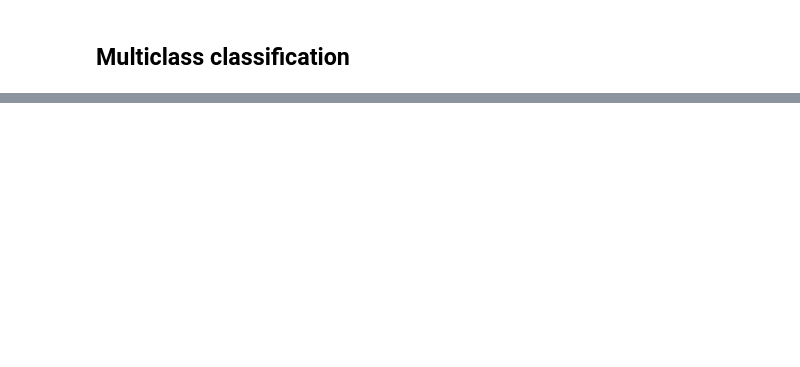
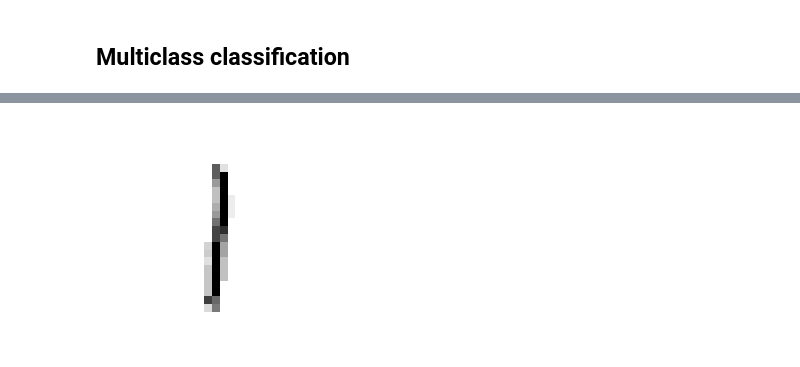
Before and after one commit to c0g1to/data-science-mastering, a Jupyter notebook: scikit/classifier.ipynb, the cells around one changed output, grey strips where cells are left out. Drawn from its saved outputs; the diff is of its cells as text; code cells hidden in the pictures; blank space fills up the shorter version.

```diff
--- a/scikit/classifier.ipynb
+++ b/scikit/classifier.ipynb
@@ -263,0 +272,6 @@ plt.matshow(norm_conf_m, cmap=plt.cm.gray)
+# %%
+knn_clf.fit(X_train_mod, X_train)
+clear_digit = knn_clf.predict([X_train_mod[rnum1]]).reshape(28, 28)
+plot_digit(clear_digit)
+# %% [output]
+[figure, added]
```
Also changed, not shown: parts of 26 cells of this notebook, 2 other files.
